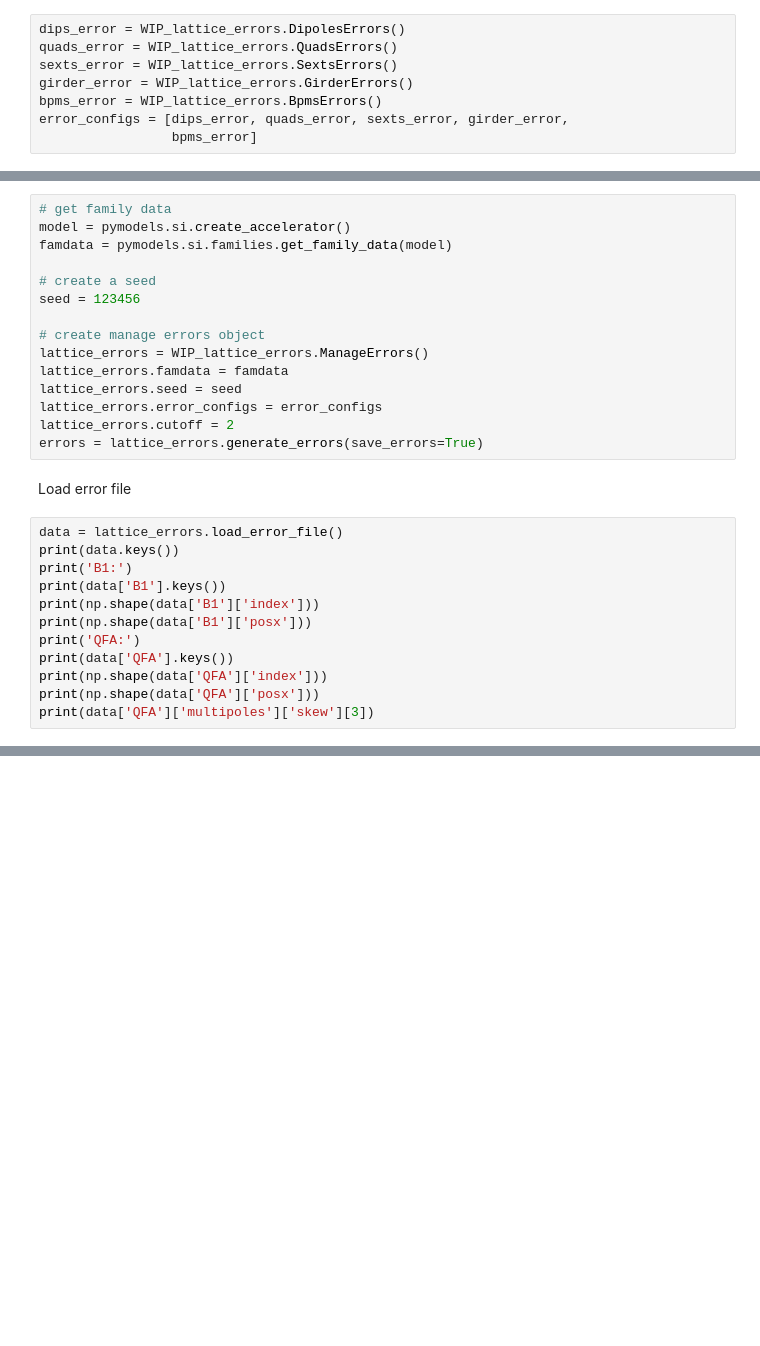
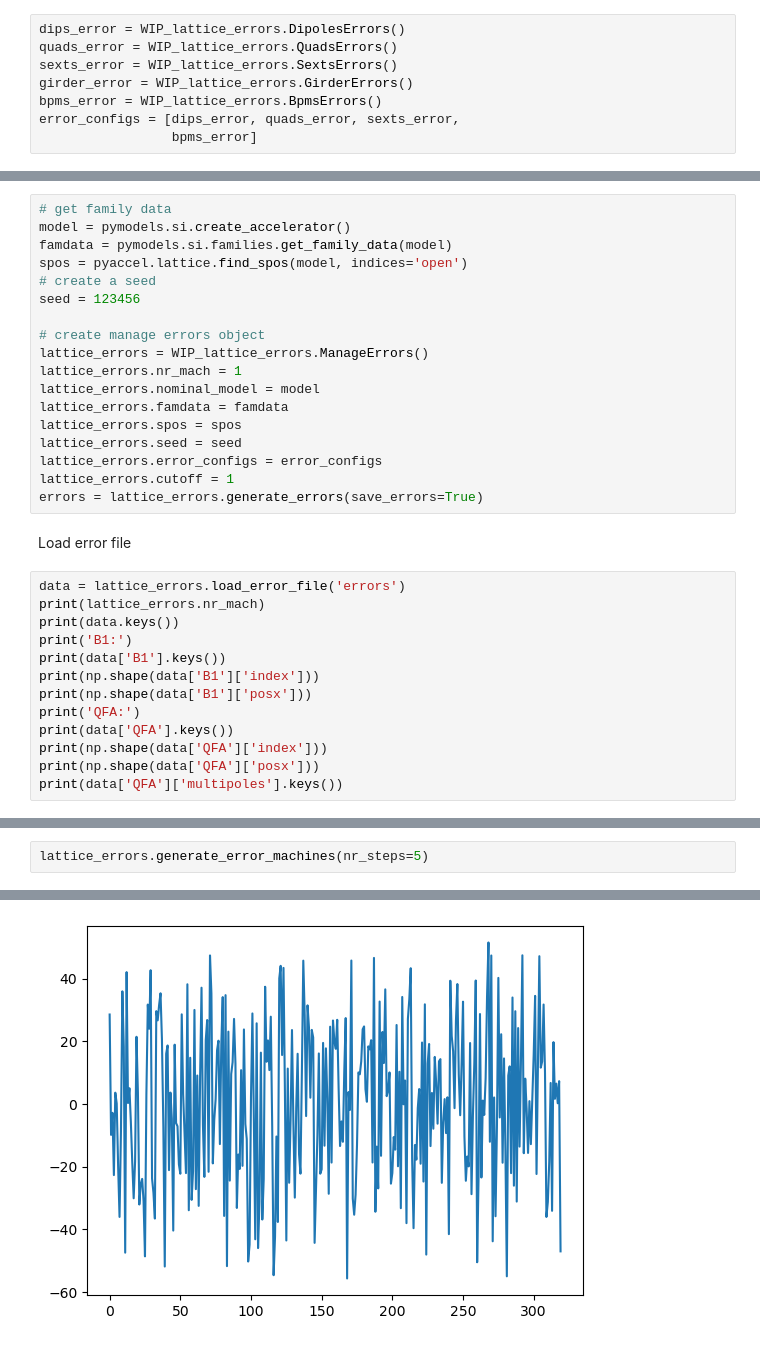
Before and after one commit to lnls-fac/apsuite, a Jupyter notebook: examples/test_WIP_lattice_errors.ipynb, the cells around one changed output, grey strips where cells are left out. Cells and saved outputs as stored; diff of their text form; blank space fills up the shorter version.

Commit message:
update WIP_lattice_errors

```diff
--- a/examples/test_WIP_lattice_errors.ipynb
+++ b/examples/test_WIP_lattice_errors.ipynb
@@ -14,7 +14,7 @@ quads_error = WIP_lattice_errors.QuadsErrors()
 sexts_error = WIP_lattice_errors.SextsErrors()
 girder_error = WIP_lattice_errors.GirderErrors()
 bpms_error = WIP_lattice_errors.BpmsErrors()
-error_configs = [dips_error, quads_error, sexts_error, girder_error,
+error_configs = [dips_error, quads_error, sexts_error,
                  bpms_error]
 # %% [markdown]
 Generate errors and save in a file
@@ -22,21 +22,25 @@ Generate errors and save in a file
 # get family data
 model = pymodels.si.create_accelerator()
 famdata = pymodels.si.families.get_family_data(model)
-
+spos = pyaccel.lattice.find_spos(model, indices='open')
 # create a seed
 seed = 123456
 
 # create manage errors object
 lattice_errors = WIP_lattice_errors.ManageErrors()
+lattice_errors.nr_mach = 1
+lattice_errors.nominal_model = model
 lattice_errors.famdata = famdata
+lattice_errors.spos = spos
 lattice_errors.seed = seed
 lattice_errors.error_configs = error_configs
-lattice_errors.cutoff = 2
+lattice_errors.cutoff = 1
 errors = lattice_errors.generate_errors(save_errors=True)
 # %% [markdown]
 Load error file
 # %%
-data = lattice_errors.load_error_file()
+data = lattice_errors.load_error_file('errors')
+print(lattice_errors.nr_mach)
 print(data.keys())
 print('B1:')
 print(data['B1'].keys())
@@ -46,5 +50,5 @@ print('QFA:')
 print(data['QFA'].keys())
 print(np.shape(data['QFA']['index']))
 print(np.shape(data['QFA']['posx']))
-print(data['QFA']['multipoles']['skew'][3])
+print(data['QFA']['multipoles'].keys())
 # %% [output]
@@ -67,0 +66,3 @@ dict_keys(['posx', 'posy', 'roll', 'pitch', 'yaw', 'excitation', 'multipoles', '
+# %%
+lattice_errors.generate_error_machines(nr_steps=5)
+# %% [output]
@@ -67,0 +70 @@ dict_keys(['posx', 'posy', 'roll', 'pitch', 'yaw', 'excitation', 'multipoles', '
+[figure, added]
```
Also changed, not shown: parts of 3 cells of this notebook, 1 other file.
